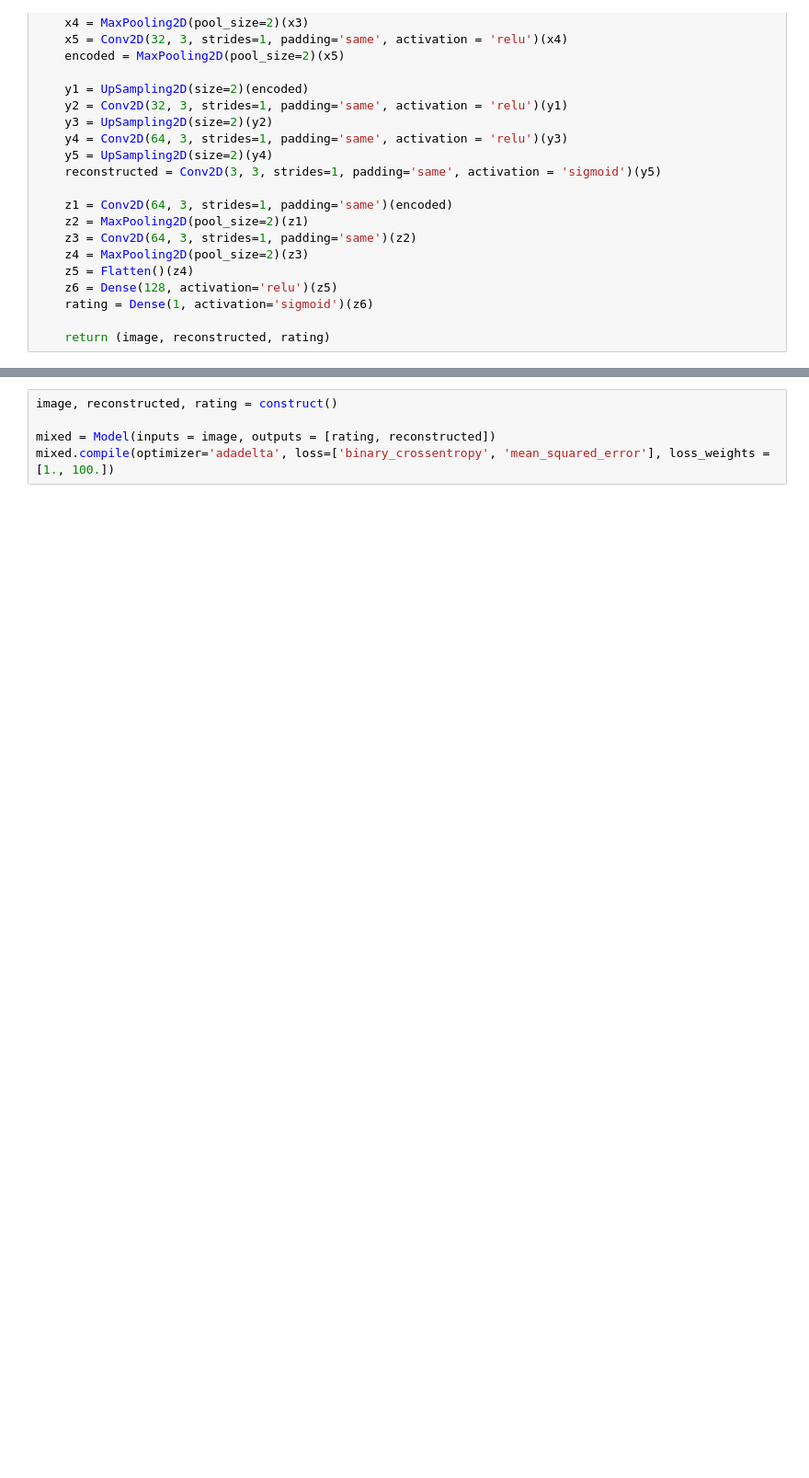
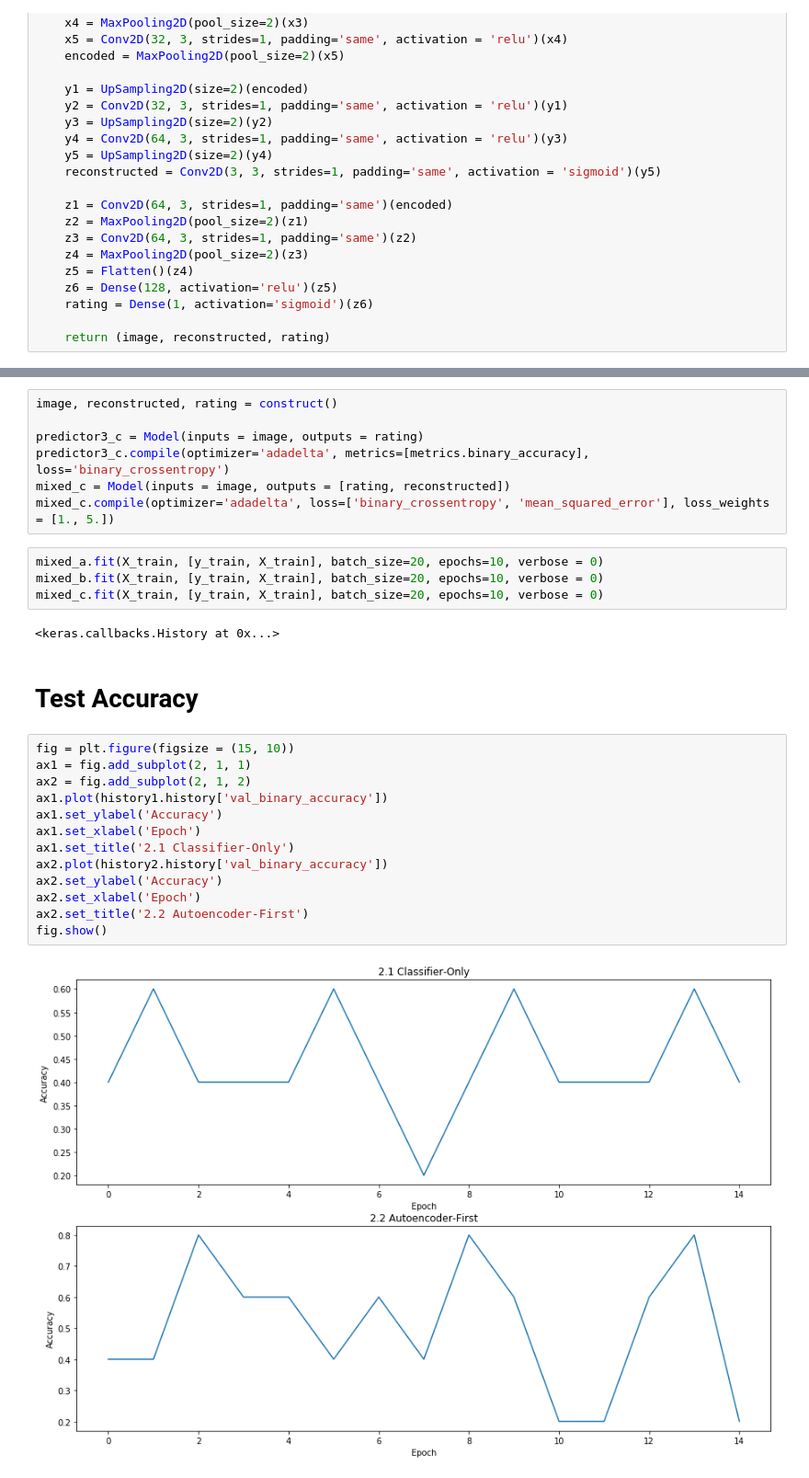
Before and after one commit to mbpereira49/yelp_images, a Jupyter notebook: Yelp.ipynb, the cells around one changed output, grey strips where cells are left out. Shown: that part at 92% size. Cells and saved outputs as stored; diff of their text form; blank space fills up the shorter version.

```diff
--- a/Yelp.ipynb
+++ b/Yelp.ipynb
@@ -198,5 +134,30 @@ predictor3.evaluate(X_test, y_test)[1]
 # %%
 image, reconstructed, rating = construct()
 
-mixed = Model(inputs = image, outputs = [rating, reconstructed])
-mixed.compile(optimizer='adadelta', loss=['binary_crossentropy', 'mean_squared_error'], loss_weights = [1., 100.])
+predictor3_c = Model(inputs = image, outputs = rating)
+predictor3_c.compile(optimizer='adadelta', metrics=[metrics.binary_accuracy], loss='binary_crossentropy')
+mixed_c = Model(inputs = image, outputs = [rating, reconstructed])
+mixed_c.compile(optimizer='adadelta', loss=['binary_crossentropy', 'mean_squared_error'], loss_weights = [1., 5.])
+# %%
+mixed_a.fit(X_train, [y_train, X_train], batch_size=20, epochs=10, verbose = 0)
+mixed_b.fit(X_train, [y_train, X_train], batch_size=20, epochs=10, verbose = 0)
+mixed_c.fit(X_train, [y_train, X_train], batch_size=20, epochs=10, verbose = 0)
+# %% [output]
+<keras.callbacks.History at 0x...>
+# %% [markdown]
+# Test Accuracy
+# %%
+fig = plt.figure(figsize = (15, 10))
+ax1 = fig.add_subplot(2, 1, 1)
+ax2 = fig.add_subplot(2, 1, 2)
+ax1.plot(history1.history['val_binary_accuracy'])
+ax1.set_ylabel('Accuracy')
+ax1.set_xlabel('Epoch')
+ax1.set_title('2.1 Classifier-Only')
+ax2.plot(history2.history['val_binary_accuracy'])
+ax2.set_ylabel('Accuracy')
+ax2.set_xlabel('Epoch')
+ax2.set_title('2.2 Autoencoder-First')
+fig.show()
+# %% [output]
+[figure, added]
```
Also changed, not shown: parts of 20 cells of this notebook.
